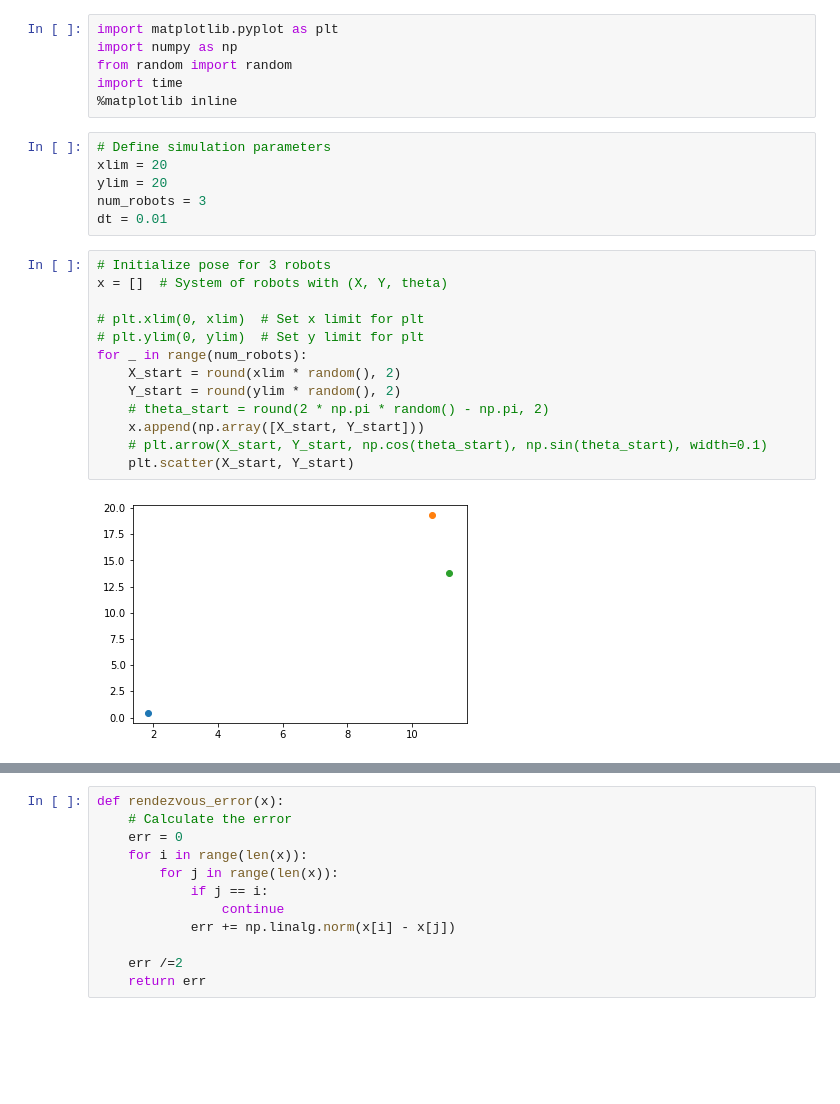
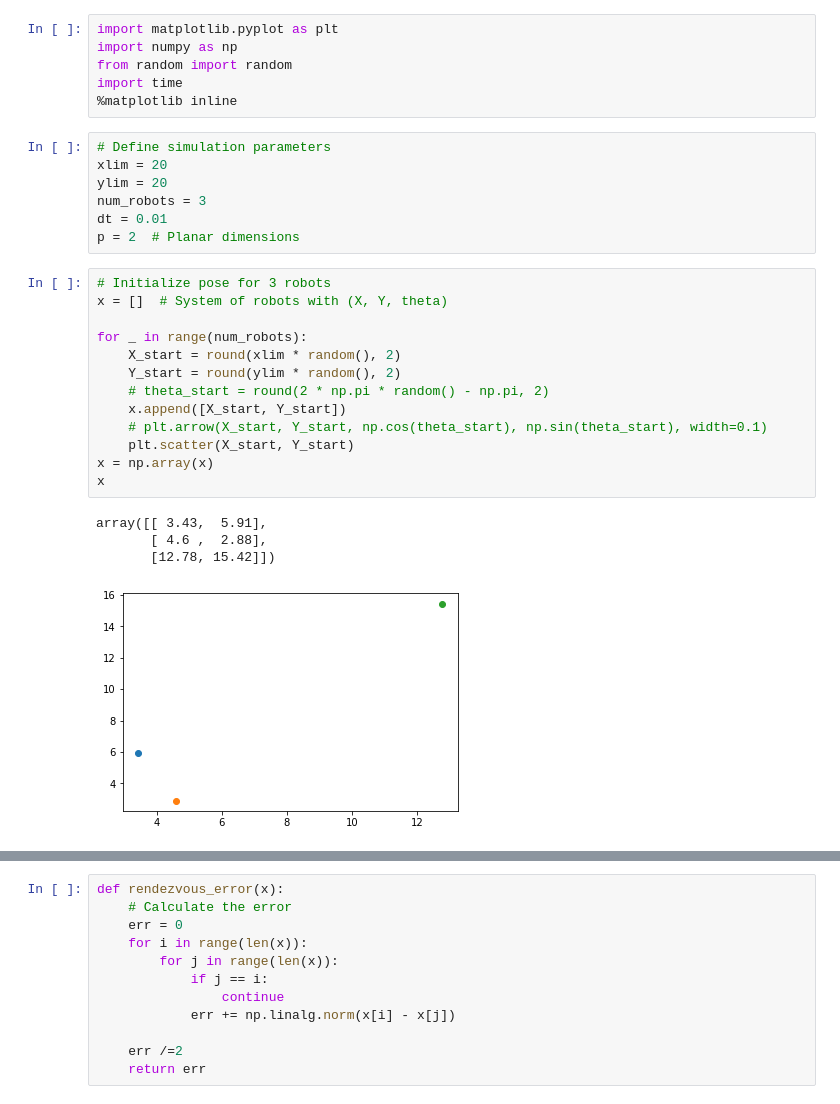
Before and after one commit to parthkhopkar/multi-agent-systems, a Jupyter notebook: Multi-Robot-Algorithms.ipynb, the cells around one changed output, grey strips where cells are left out. Drawn from its saved outputs; the diff is of its cells as text; blank space fills up the shorter version.

```diff
--- a/Multi-Robot-Algorithms.ipynb
+++ b/Multi-Robot-Algorithms.ipynb
@@ -10,21 +10,25 @@ xlim = 20
 ylim = 20
 num_robots = 3
 dt = 0.01
+p = 2  # Planar dimensions
 # %%
 # Initialize pose for 3 robots
 x = []  # System of robots with (X, Y, theta)
 
-# plt.xlim(0, xlim)  # Set x limit for plt
-# plt.ylim(0, ylim)  # Set y limit for plt
 for _ in range(num_robots):
     X_start = round(xlim * random(), 2)
     Y_start = round(ylim * random(), 2)
     # theta_start = round(2 * np.pi * random() - np.pi, 2)
-    x.append(np.array([X_start, Y_start]))
+    x.append([X_start, Y_start])
     # plt.arrow(X_start, Y_start, np.cos(theta_start), np.sin(theta_start), width=0.1)
     plt.scatter(X_start, Y_start)
+x = np.array(x)
+x
 # %% [output]
+array([[ 3.43,  5.91],
+       [ 4.6 ,  2.88],
+       [12.78, 15.42]])
-[figure, old version]
+[figure, new version]
 # %% [markdown]
 ### Rendezvous error
 ![Rendezvous Error equation](img/rendezvous-error.png)
```
Also changed, not shown: parts of 4 cells of this notebook, 2 other files.
